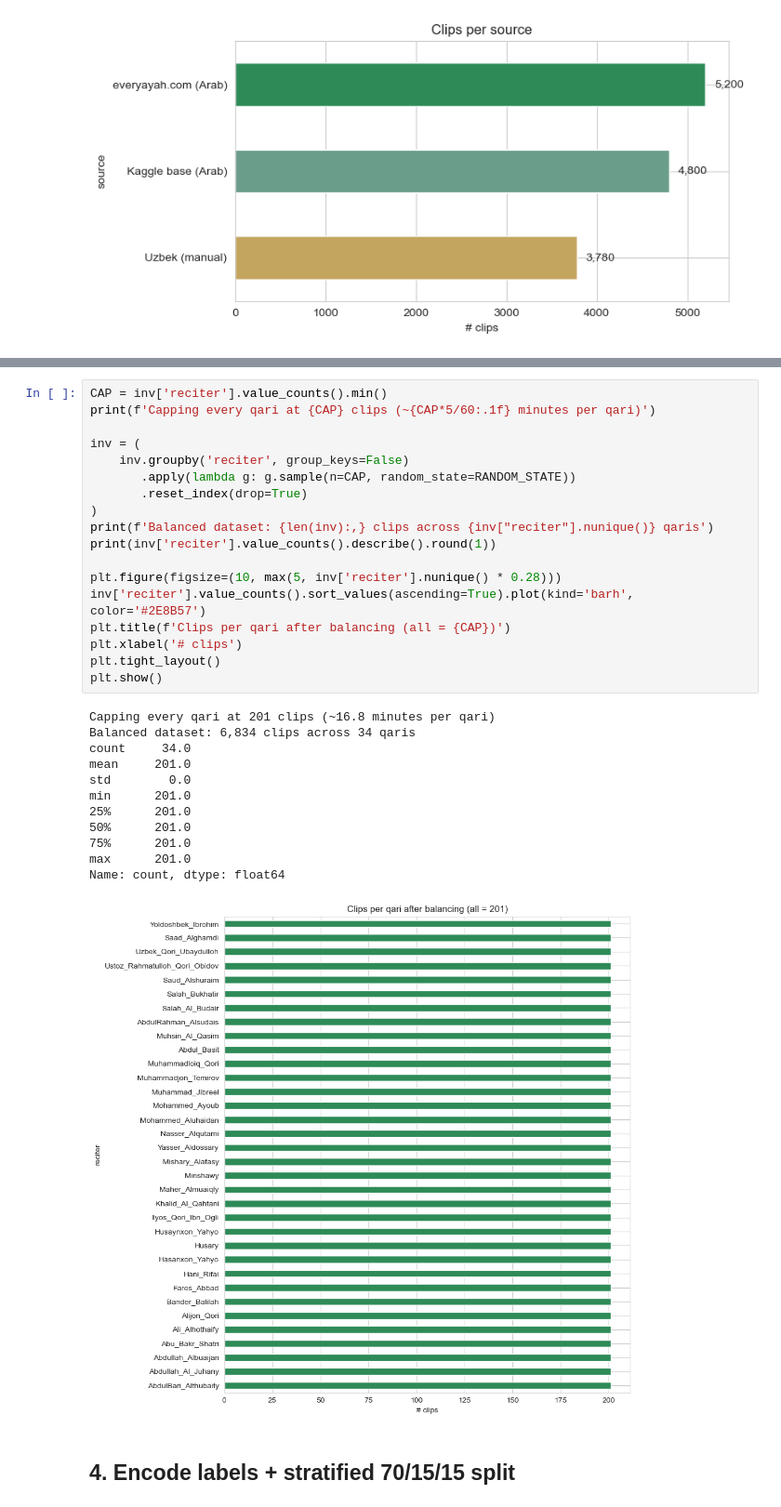
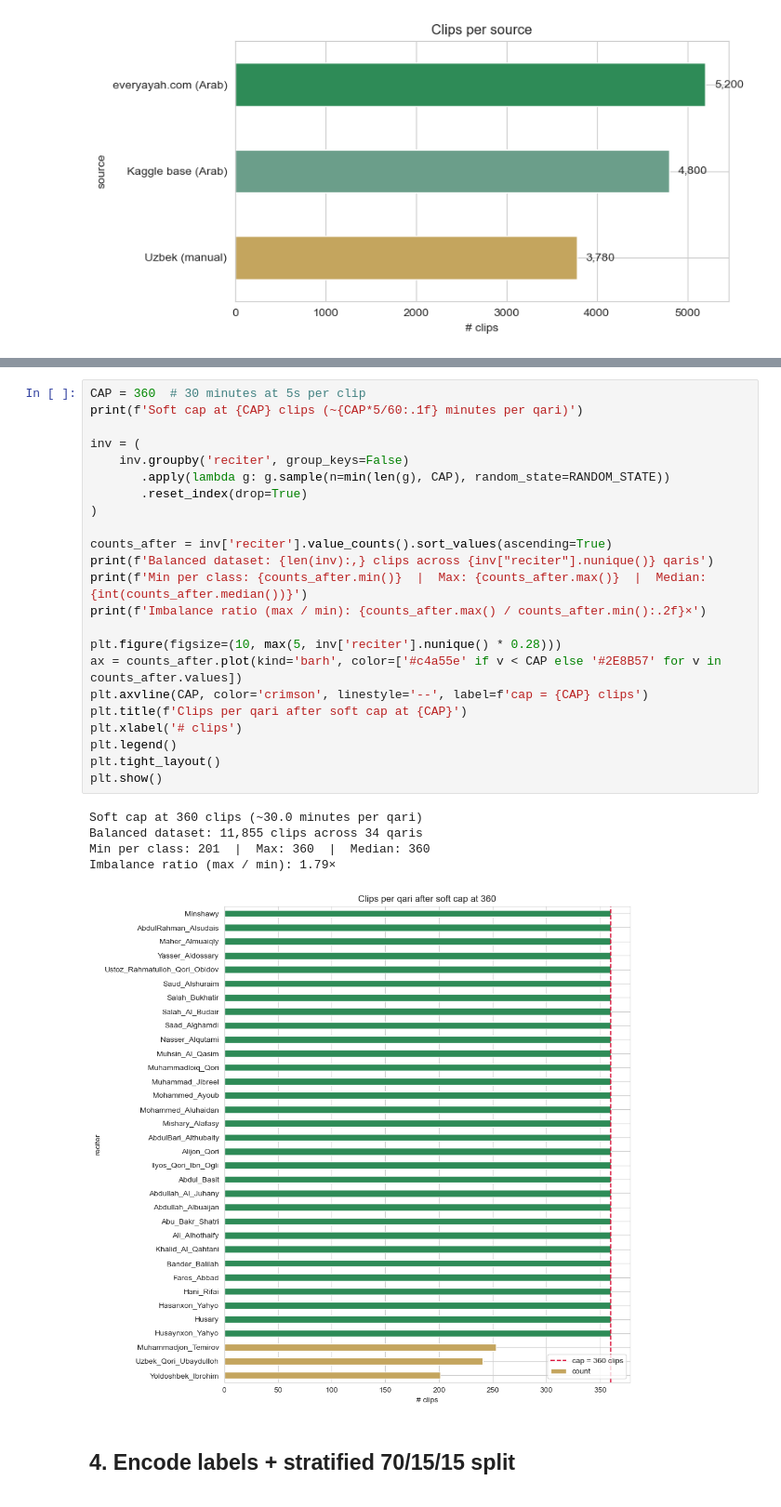
Before and after one commit to kruzimatov/quran-recitation-recognizer, a Jupyter notebook: quran_qari_cnn_executed.ipynb, the cells around one changed output, grey strips where cells are left out. Shown at 93% size. Cells and saved outputs as stored; diff of their text form.

Commit message:
Retrain with soft cap at 360 clips (30 min per qari, smaller stay full). Test acc 97.75%, top-3 99.78%, imbalance 1.79×.

```diff
--- a/quran_qari_cnn_executed.ipynb
+++ b/quran_qari_cnn_executed.ipynb
@@ -168,34 +168,32 @@ Fix: cap every qari at the **minimum count**. Same number of clips per class →
 # %%
-CAP = inv['reciter'].value_counts().min()
-print(f'Capping every qari at {CAP} clips (~{CAP*5/60:.1f} minutes per qari)')
+CAP = 360  # 30 minutes at 5s per clip
+print(f'Soft cap at {CAP} clips (~{CAP*5/60:.1f} minutes per qari)')
 
 inv = (
     inv.groupby('reciter', group_keys=False)
-       .apply(lambda g: g.sample(n=CAP, random_state=RANDOM_STATE))
+       .apply(lambda g: g.sample(n=min(len(g), CAP), random_state=RANDOM_STATE))
        .reset_index(drop=True)
 )
+
+counts_after = inv['reciter'].value_counts().sort_values(ascending=True)
 print(f'Balanced dataset: {len(inv):,} clips across {inv["reciter"].nunique()} qaris')
-print(inv['reciter'].value_counts().describe().round(1))
+print(f'Min per class: {counts_after.min()}  |  Max: {counts_after.max()}  |  Median: {int(counts_after.median())}')
+print(f'Imbalance ratio (max / min): {counts_after.max() / counts_after.min():.2f}×')
 
 plt.figure(figsize=(10, max(5, inv['reciter'].nunique() * 0.28)))
-inv['reciter'].value_counts().sort_values(ascending=True).plot(kind='barh', color='#2E8B57')
-plt.title(f'Clips per qari after balancing (all = {CAP})')
+ax = counts_after.plot(kind='barh', color=['#c4a55e' if v < CAP else '#2E8B57' for v in counts_after.values])
+plt.axvline(CAP, color='crimson', linestyle='--', label=f'cap = {CAP} clips')
+plt.title(f'Clips per qari after soft cap at {CAP}')
 plt.xlabel('# clips')
+plt.legend()
 plt.tight_layout()
 plt.show()
 # %% [output]
-Capping every qari at 201 clips (~16.8 minutes per qari)
-Balanced dataset: 6,834 clips across 34 qaris
-count     34.0
-mean     201.0
-std        0.0
-min      201.0
-25%      201.0
-50%      201.0
-75%      201.0
-max      201.0
-Name: count, dtype: float64
+Soft cap at 360 clips (~30.0 minutes per qari)
+Balanced dataset: 11,855 clips across 34 qaris
+Min per class: 201  |  Max: 360  |  Median: 360
+Imbalance ratio (max / min): 1.79×
-[figure, old version]
+[figure, new version]
 # %% [markdown]
 ## 4. Encode labels + stratified 70/15/15 split
 # %%
```
Also changed, not shown: parts of 10 cells of this notebook, 3 other files.
